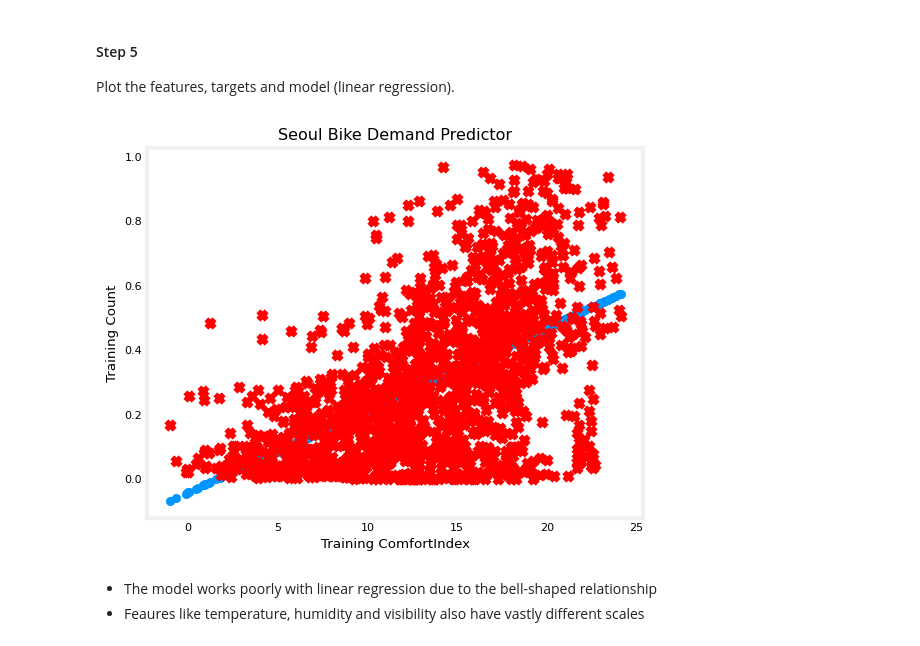
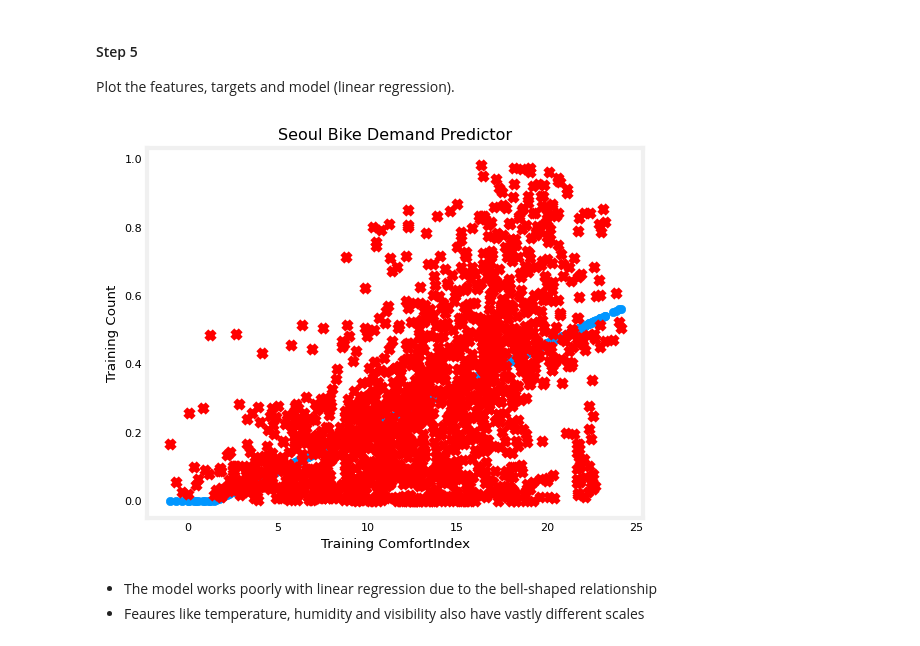
Before and after one commit to TempeHS/2025SE-Roman.L-Task2, a Jupyter notebook: 2.model_development/2.3.model_training/2.3.2.linear_regression.ipynb, the cells around one changed output. Cells and saved outputs as stored; diff of their text form; code cells hidden in the pictures.

```diff
--- a/2.model_development/2.3.model_training/2.3.2.linear_regression.ipynb
+++ b/2.model_development/2.3.model_training/2.3.2.linear_regression.ipynb
@@ -61,14 +61,18 @@ LinearRegression()
 Plot the features, targets and model (linear regression).
 # %%
 y_pred = my_model.predict(x)
+
+# Clip negative values to zero
+y_pred = np.maximum(0, y_pred)
+
 plt.scatter(x, y_pred)
 plt.scatter(x, y, marker='x', c='r')
 plt.title("Seoul Bike Demand Predictor")
 plt.ylabel(f'Training {training_data[y_name].name}')
 plt.xlabel(f'Training {training_data[x_name].name}')
 plt.show()
 # %% [output]
-[figure, old version]
+[figure, new version]
 # %% [markdown]
 * The model works poorly with linear regression due to the bell-shaped relationship
 * Feaures like temperature, humidity and visibility also have vastly different scales
```
Also changed, not shown: parts of 1 cell of this notebook, 9 other files.
